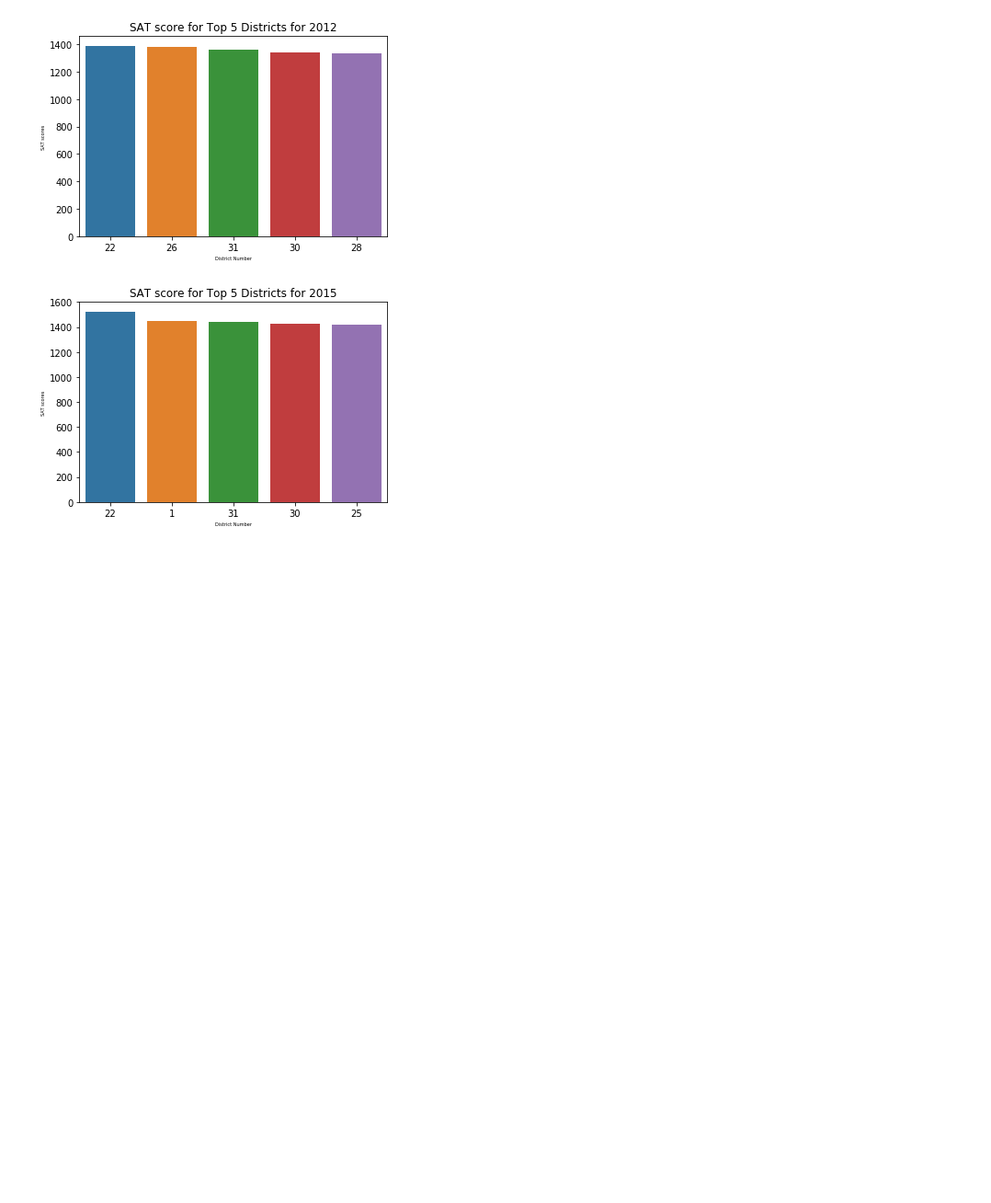
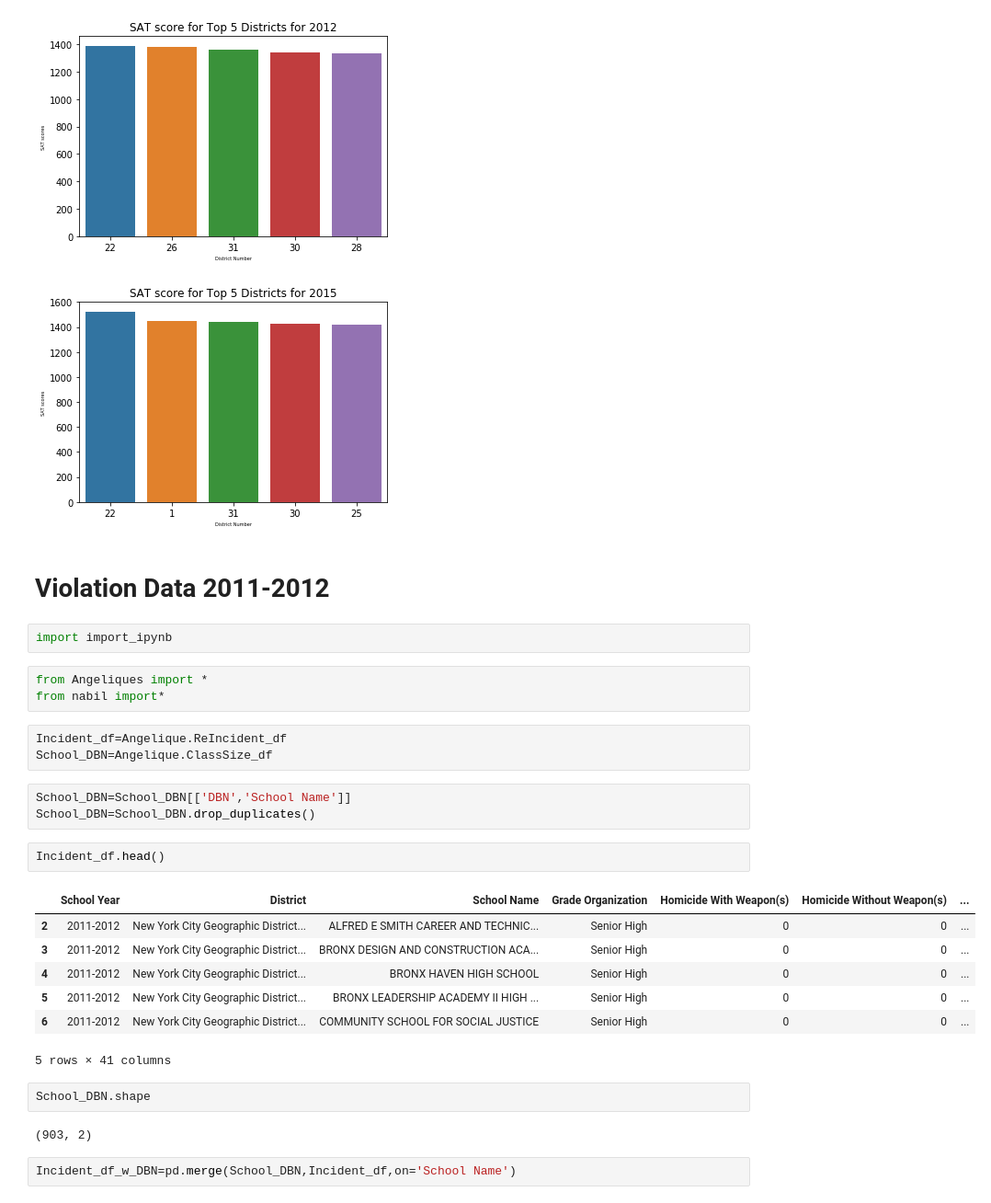
Before and after one commit to shravan097/NYCHS-Data-Analysis, a Jupyter notebook: baivab/SATAnalysis.ipynb, the cells around one changed output. Shown: that part at 92% size. Saved outputs shown, nothing was run; the diff lists cells and outputs as text; blank space fills up the shorter version.

Commit message:
DBN added to Incident Data

```diff
--- a/baivab/SATAnalysis.ipynb
+++ b/baivab/SATAnalysis.ipynb
@@ -231,3 +231,32 @@ plt.show()
 [figure]
 [figure]
 [figure]
+# %% [markdown]
+# Violation Data 2011-2012
+# %%
+import import_ipynb
+# %%
+from Angeliques import *
+from nabil import*
+# %%
+Incident_df=Angelique.ReIncident_df
+School_DBN=Angelique.ClassSize_df
+# %%
+School_DBN=School_DBN[['DBN','School Name']]
+School_DBN=School_DBN.drop_duplicates()
+# %%
+Incident_df.head()
+# %% [output]
+|  | School Year | District | School Name | Grade Organization | Homicide With Weapon(s) | Homicide Without Weapon(s) | ... |
+| 2 | 2011-2012 | New York City Geographic District... | ALFRED E SMITH CAREER AND TECHNIC... | Senior High | 0 | 0 | ... |
+| 3 | 2011-2012 | New York City Geographic District... | BRONX DESIGN AND CONSTRUCTION ACA... | Senior High | 0 | 0 | ... |
+| 4 | 2011-2012 | New York City Geographic District... | BRONX HAVEN HIGH SCHOOL | Senior High | 0 | 0 | ... |
+| 5 | 2011-2012 | New York City Geographic District... | BRONX LEADERSHIP ACADEMY II HIGH ... | Senior High | 0 | 0 | ... |
+| 6 | 2011-2012 | New York City Geographic District... | COMMUNITY SCHOOL FOR SOCIAL JUSTICE | Senior High | 0 | 0 | ... |
+5 rows × 41 columns
+# %%
+School_DBN.shape
+# %% [output]
+(903, 2)
+# %%
+Incident_df_w_DBN=pd.merge(School_DBN,Incident_df,on='School Name')
```
Also changed, not shown: parts of 2 cells of this notebook.
